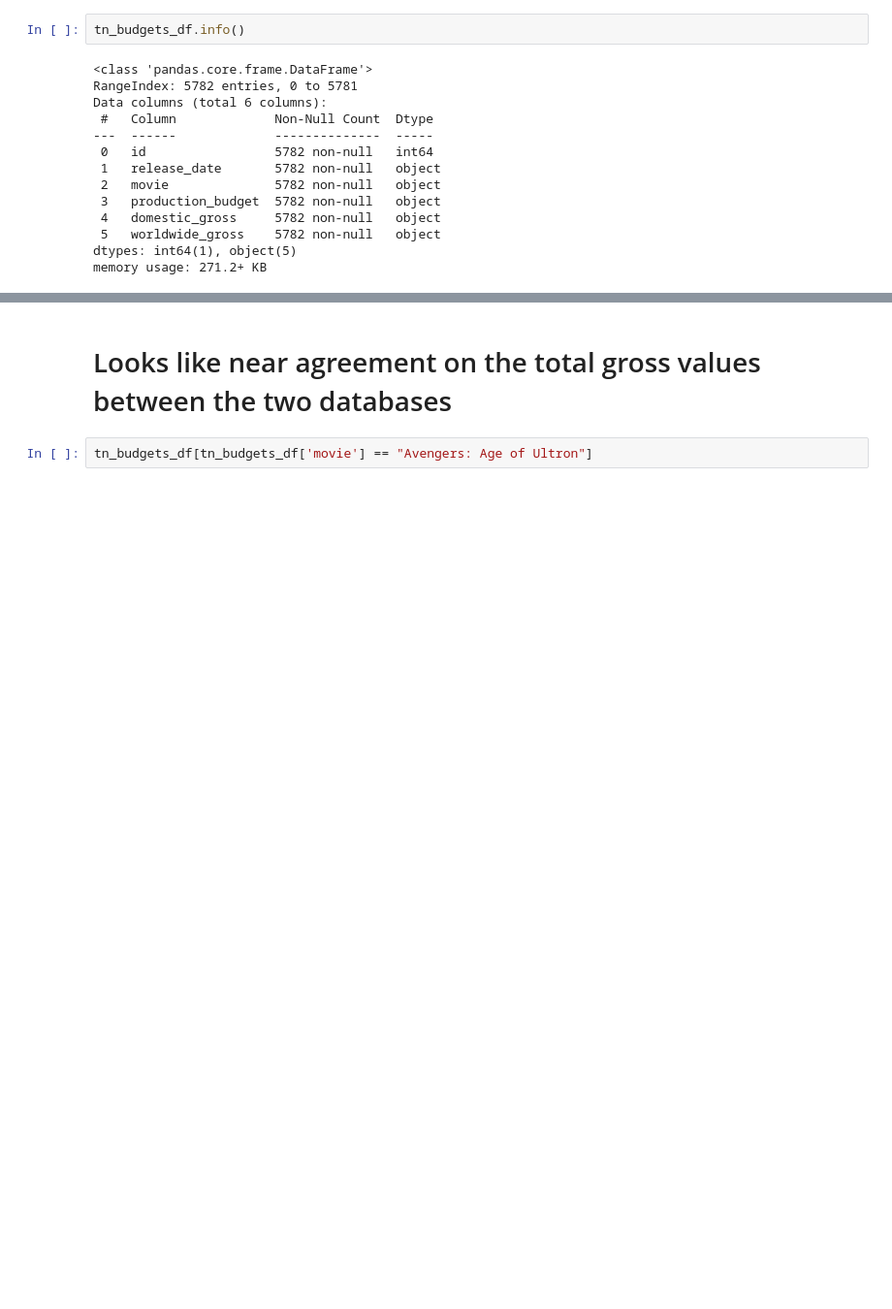
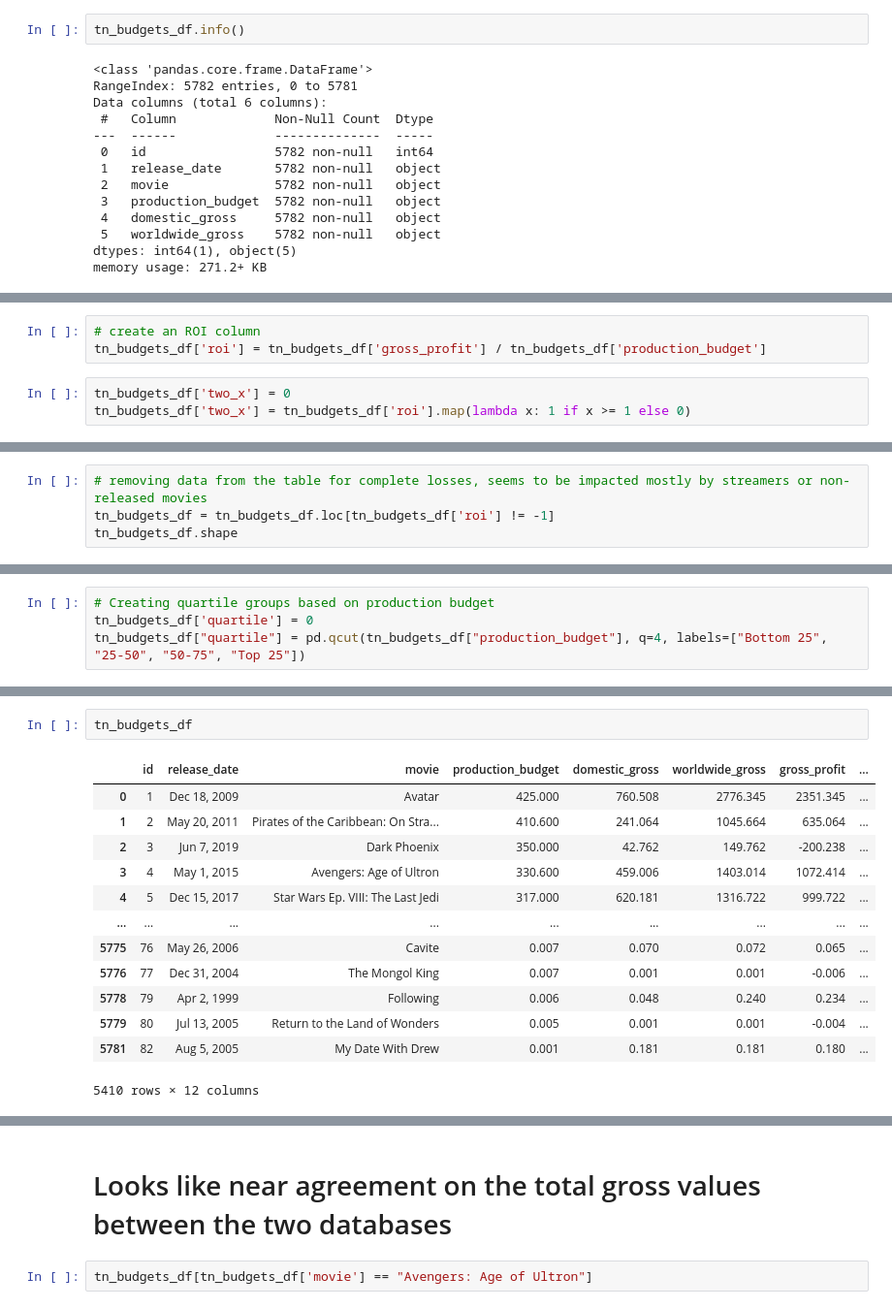
Before and after one commit to dvdhartsman/Phase_2_Movie_Project, a Jupyter notebook: davids_notebook2.ipynb, the cells around one changed output, grey strips where cells are left out. Shown at 97% size. Cells and saved outputs as stored; diff of their text form; blank space fills up the shorter version.

Commit message:
Cleaning Data

```diff
--- a/davids_notebook2.ipynb
+++ b/davids_notebook2.ipynb
@@ -436,0 +501,6 @@ memory usage: 271.2+ KB
+# %%
+# create an ROI column
+tn_budgets_df['roi'] = tn_budgets_df['gross_profit'] / tn_budgets_df['production_budget']
+# %%
+tn_budgets_df['two_x'] = 0
+tn_budgets_df['two_x'] = tn_budgets_df['roi'].map(lambda x: 1 if x >= 1 else 0)
@@ -436,0 +513,4 @@ memory usage: 271.2+ KB
+# %%
+# removing data from the table for complete losses, seems to be impacted mostly by streamers or non-released movies
+tn_budgets_df = tn_budgets_df.loc[tn_budgets_df['roi'] != -1]
+tn_budgets_df.shape
@@ -436,0 +519,4 @@ memory usage: 271.2+ KB
+# %%
+# Creating quartile groups based on production budget
+tn_budgets_df['quartile'] = 0
+tn_budgets_df["quartile"] = pd.qcut(tn_budgets_df["production_budget"], q=4, labels=["Bottom 25", "25-50", "50-75", "Top 25"])
@@ -436,0 +542,16 @@ memory usage: 271.2+ KB
+# %%
+tn_budgets_df
+# %% [output]
+|  | id | release_date | movie | production_budget | domestic_gross | worldwide_gross | gross_profit | ... |
+| 0 | 1 | Dec 18, 2009 | Avatar | 425.000 | 760.508 | 2776.345 | 2351.345 | ... |
+| 1 | 2 | May 20, 2011 | Pirates of the Caribbean: On Stra... | 410.600 | 241.064 | 1045.664 | 635.064 | ... |
+| 2 | 3 | Jun 7, 2019 | Dark Phoenix | 350.000 | 42.762 | 149.762 | -200.238 | ... |
+| 3 | 4 | May 1, 2015 | Avengers: Age of Ultron | 330.600 | 459.006 | 1403.014 | 1072.414 | ... |
+| 4 | 5 | Dec 15, 2017 | Star Wars Ep. VIII: The Last Jedi | 317.000 | 620.181 | 1316.722 | 999.722 | ... |
+| ... | ... | ... | ... | ... | ... | ... | ... | ... |
+| 5775 | 76 | May 26, 2006 | Cavite | 0.007 | 0.070 | 0.072 | 0.065 | ... |
+| 5776 | 77 | Dec 31, 2004 | The Mongol King | 0.007 | 0.001 | 0.001 | -0.006 | ... |
+| 5778 | 79 | Apr 2, 1999 | Following | 0.006 | 0.048 | 0.240 | 0.234 | ... |
+| 5779 | 80 | Jul 13, 2005 | Return to the Land of Wonders | 0.005 | 0.001 | 0.001 | -0.004 | ... |
+| 5781 | 82 | Aug 5, 2005 | My Date With Drew | 0.001 | 0.181 | 0.181 | 0.180 | ... |
+5410 rows × 12 columns
```
Also changed, not shown: parts of 30 cells of this notebook.
